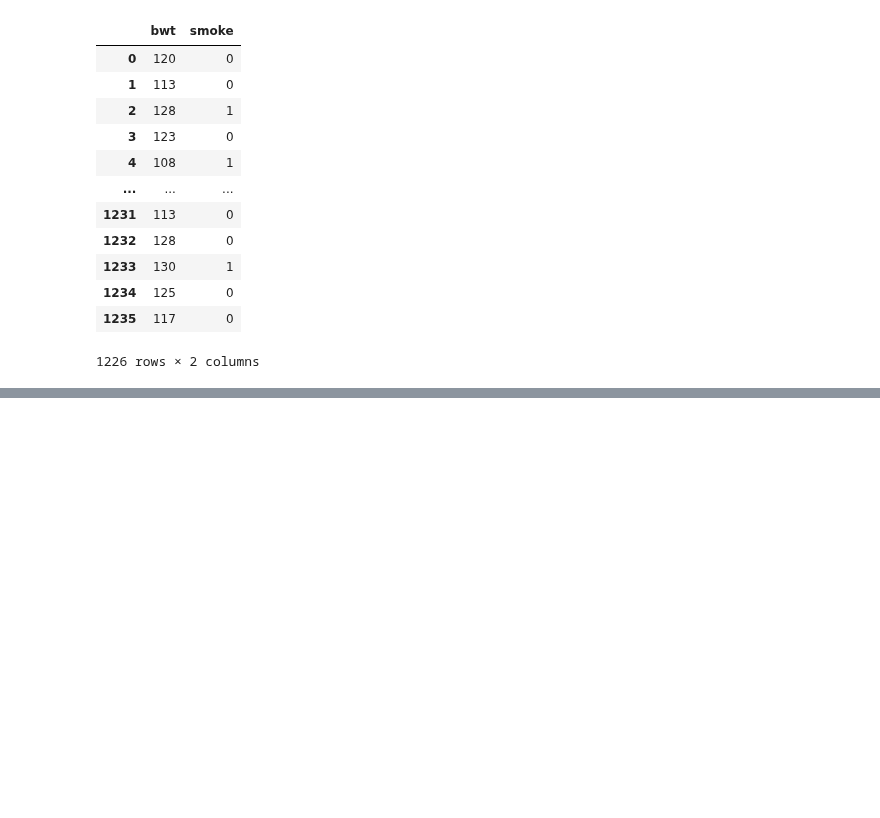
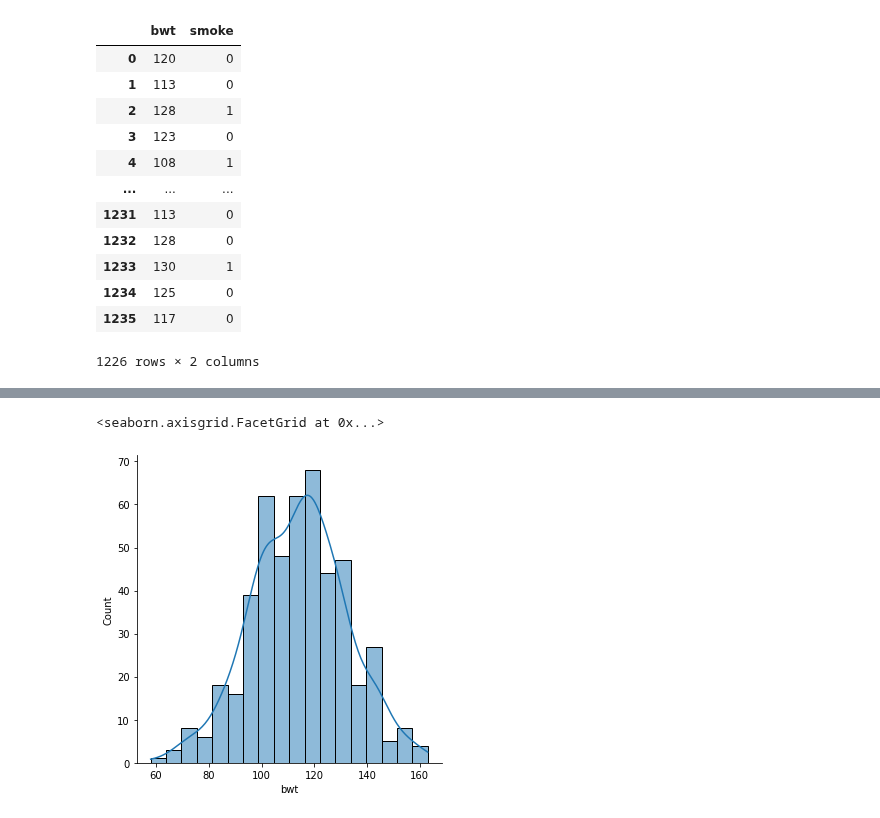
Before and after one commit to PhamBaVuong/DataAnalysisDeepLearning, a Jupyter notebook: Lab05.ipynb, the cells around one changed output, grey strips where cells are left out. Saved outputs shown, nothing was run; the diff lists cells and outputs as text; code cells hidden in the pictures; blank space fills up the shorter version.

```diff
--- a/Lab05.ipynb
+++ b/Lab05.ipynb
@@ -34,5 +37,7 @@ import numpy as np
 from scipy.stats import kurtosis, skew
 # %%
+datababies0 = datababies.loc[datababies['smoke'] == 0]
+datababies1 = datababies.loc[datababies['smoke'] == 1]
 datababies01 = datababies.loc[(datababies['smoke'] == 0 | (datababies['smoke'] == 1))]
 # %%
 datababies01
@@ -81,0 +113,5 @@ datababies01.pivot_table(index = 'smoke', values = 'bwt', aggfunc = ['count', 'm
+# %%
+sns.displot(datababies1, x = 'bwt', kde = True)
+# %% [output]
+<seaborn.axisgrid.FacetGrid at 0x...>
+[figure, added]
```
Also changed, not shown: parts of 50 cells of this notebook.
